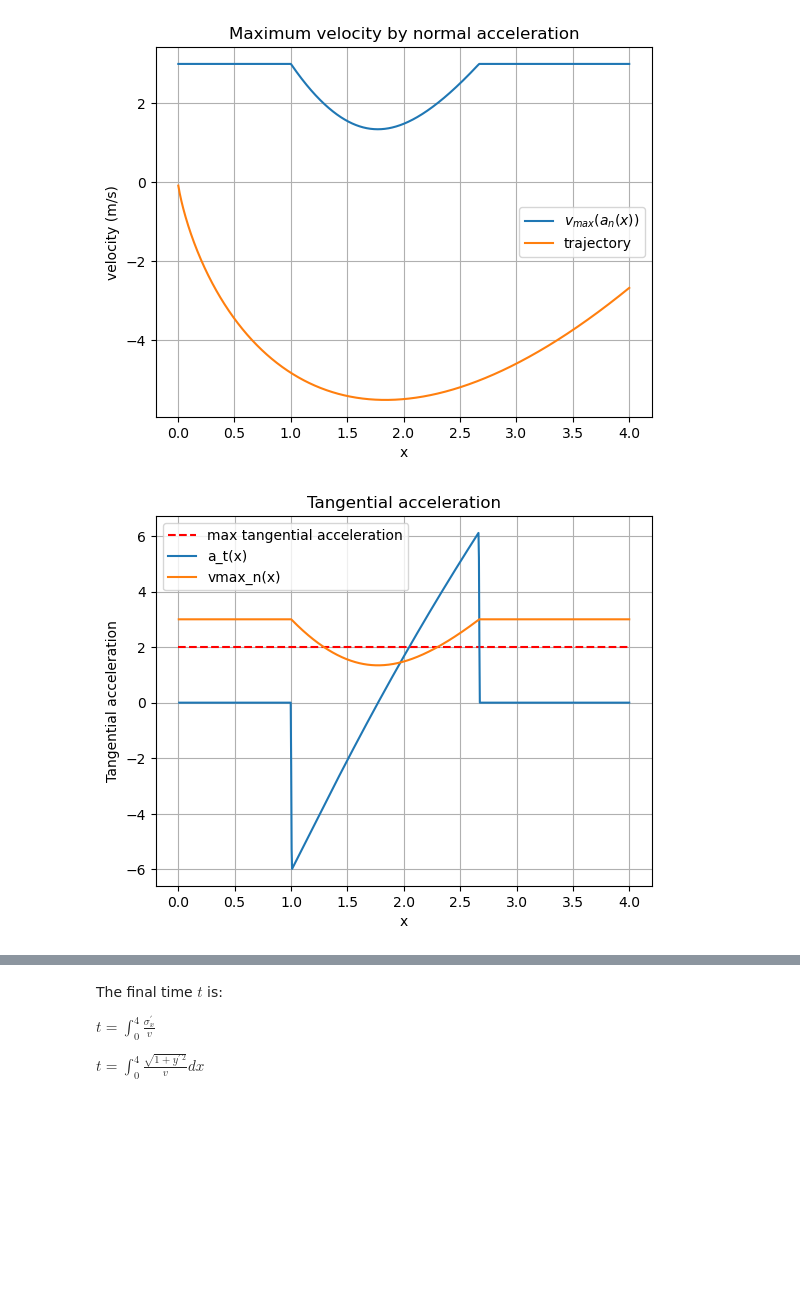
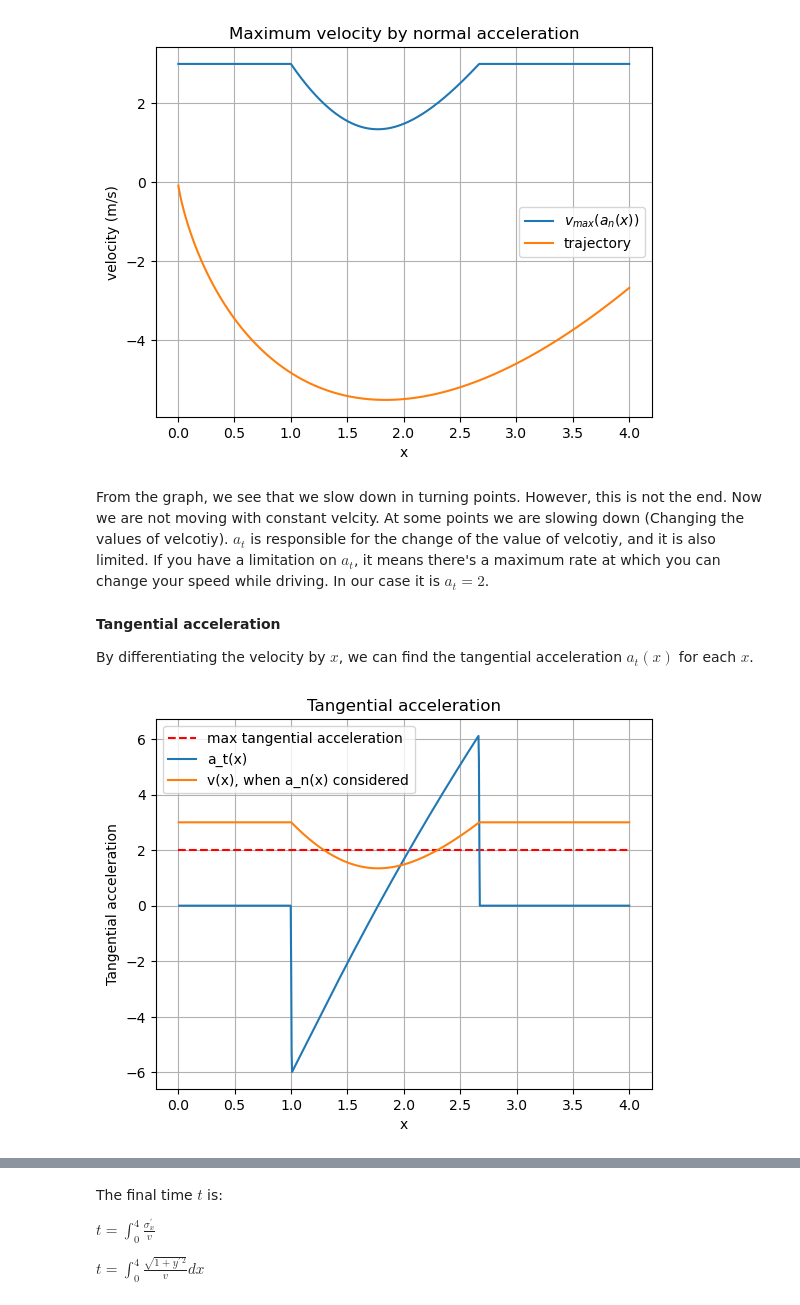
Before and after one commit to Rizo11/Spring22_Theoretical_Mechanics, a Jupyter notebook: big_hw1/main.ipynb, the cells around one changed output, grey strips where cells are left out. Saved outputs shown, nothing was run; the diff lists cells and outputs as text; code cells hidden in the pictures; blank space fills up the shorter version.

```diff
--- a/big_hw1/main.ipynb
+++ b/big_hw1/main.ipynb
@@ -222,26 +227,32 @@ plt.legend()
 plt.savefig("velocity_by_normal_acceleration.png")
 # %% [output]
 [figure]
+# %% [markdown]
+From the graph, we see that we slow down in turning points. However, this is not the end. Now we are not moving with constant velcity. At some points we are slowing down (Changing the values of velcotiy). $a_t$ is responsible for the change of the value of velcotiy, and it is also limited. If you have a limitation on $a_t$, it means there's a maximum rate at which you can change your speed while driving. In our case it is $a_t = 2$.
+# %% [markdown]
+**Tangential acceleration**
+
+By differentiating the velocity by $x$, we can find the tangential acceleration $a_t(x)$ for each $x$.
 # %%
 dv_dx = np.gradient(vmax_n, x)
 dy_values = dy(x)
 
-a_t = dv_dx * vmax_n / np.sqrt(1 + dy_values**2)
+acct = dv_dx * vmax_n / np.sqrt(1 + dy_values**2)
 
 plt.hlines(
     ATMAX,
     XMIN,
     XMAX,
     colors="red",
     linestyles="dashed",
     label="max tangential acceleration",
 )
-plt.plot(x, a_t, label='a_t(x)')
-plt.plot(x, vmax_n, label='vmax_n(x)')
+plt.plot(x, acct, label='a_t(x)')
+plt.plot(x, vmax_n, label='v(x), when a_n(x) considered')
 plt.xlabel("x")
 plt.ylabel("Tangential acceleration")
 plt.title("Tangential acceleration")
 plt.legend()
 plt.grid()
 # %% [output]
-[figure, old version]
+[figure, new version]
```
Also changed, not shown: parts of 33 cells of this notebook, 1 other file.
